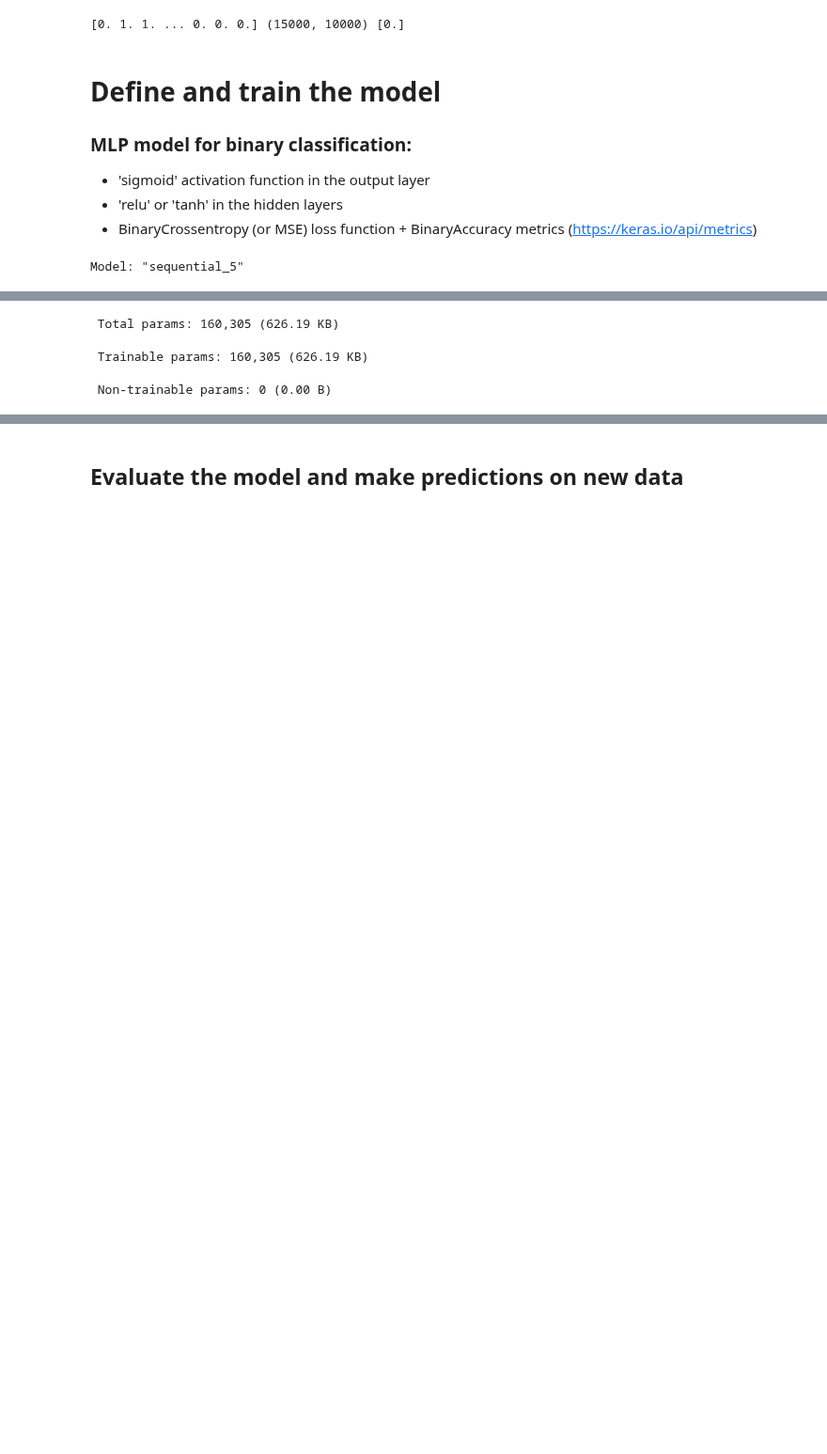
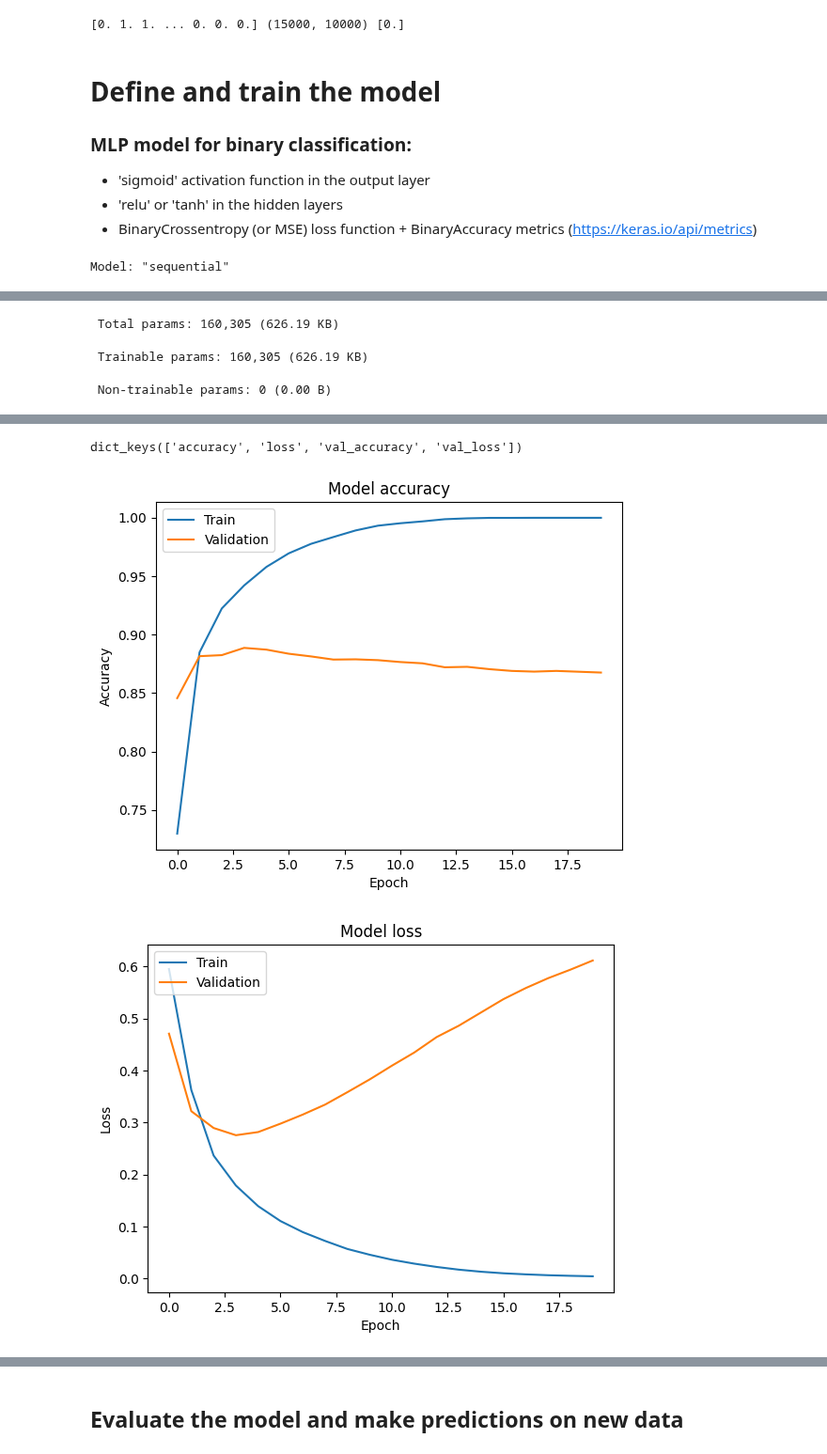
Before and after one commit to safeliquids/notebooks-for-NES2-2024, a Jupyter notebook: lecture_05/binary_classification_imdb.ipynb, the cells around one changed output, grey strips where cells are left out. Shown at 94% size. Cells and saved outputs as stored; diff of their text form; code cells hidden in the pictures; blank space fills up the shorter version.

```diff
--- a/lecture_05/binary_classification_imdb.ipynb
+++ b/lecture_05/binary_classification_imdb.ipynb
@@ -106,7 +106,7 @@ print(x_train[0], x_train.shape, y_train[0])
 # Data frame for results
 import pandas as pd
 
-columns = ["Model Name", "Details", "Test Accuracy", "Test Loss"]
+columns = ["Model Name", "Details", "Test Accuracy", "Test Loss", "Train Accuracy", "Train Loss"]
 results_df = pd.DataFrame(columns=columns)
 # %%
 ###############################################
@@ -167,9 +167,18 @@ history = model.fit(x_train,
                     validation_data=(x_val, y_val),
                     callbacks=[tensorboard_callback])
 
+# Evaluate the model on the training set
+train_loss, train_acc = model.evaluate(x_train, y_train)
+print('Training accuracy:', train_acc, '\nTrain loss:', train_loss)
+
+# Evaluate the model on the validation set
+val_loss, val_acc = model.evaluate(x_val, y_val)
+print('Validation accuracy:', val_acc, '\nVal loss:', val_loss)
+
 # Evaluate the model on the test set
 test_loss, test_acc = model.evaluate(x_test, y_test)
 print('Test accuracy:', test_acc, '\nTest loss:', test_loss)
+
 
 model_details = "hidden 16-16"
 
@@ -179,6 +188,8 @@ new_entry = {
     "Details" : model_details,
     "Test Accuracy" : test_acc,
     "Test Loss" : test_loss,
+    "Train Accuracy" : train_acc,
+    "TrainLoss" : train_loss,
 }
 results_df = pd.concat([results_df, pd.DataFrame([new_entry])], ignore_index=True)
 
@@ -197,8 +208,35 @@ model_name = model_dir + model_datetime_name + ".keras"
 # Save the model with the generated name
 model.save(model_name)
 results_df.to_csv(model_dir + "imdb_results.csv", index=False)
+
+
+###########################################
+# plot the training progress:
+import matplotlib.pyplot as plt
+
+history_dict = history.history
+print(history_dict.keys())
+
+
+# Plot training & validation accuracy values
+plt.plot(history.history['accuracy'])
+plt.plot(history.history['val_accuracy'])
+plt.title('Model accuracy')
+plt.ylabel('Accuracy')
+plt.xlabel('Epoch')
+plt.legend(['Train', 'Validation'], loc='upper left')
+plt.show()
+
+# Plot training & validation loss values
+plt.plot(history.history['loss'])
+plt.plot(history.history['val_loss'])
+plt.title('Model loss')
+plt.ylabel('Loss')
+plt.xlabel('Epoch')
+plt.legend(['Train', 'Validation'], loc='upper left')
+plt.show()
 # %% [output]
-Model: "sequential_5"
+Model: "sequential"
 ┏━━━━━━━━━━━━━━━━━━━━━━━━━━━━━━━━━┳━━━━━━━━━━━━━━━━━━━━━━━━┳━━━━━━━━━━━━━━━┓
 ┃ Layer (type)                    ┃ Output Shape           ┃       Param # ┃
 ┡━━━━━━━━━━━━━━━━━━━━━━━━━━━━━━━━━╇━━━━━━━━━━━━━━━━━━━━━━━━╇━━━━━━━━━━━━━━━┩
@@ -230,0 +269,3 @@ Results:
+dict_keys(['accuracy', 'loss', 'val_accuracy', 'val_loss'])
+[figure, added]
+[figure, added]
```
Also changed, not shown: parts of 7 cells of this notebook.
